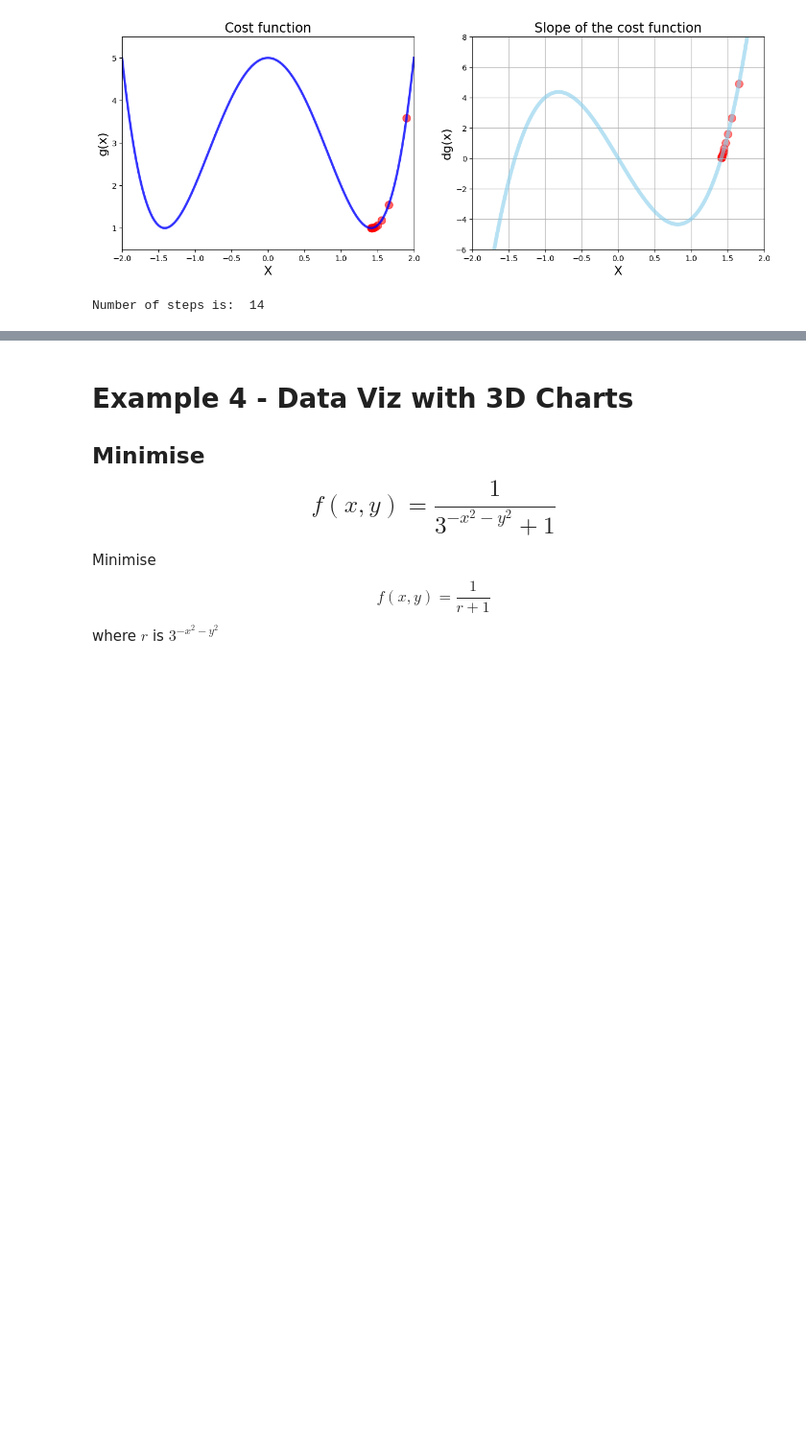
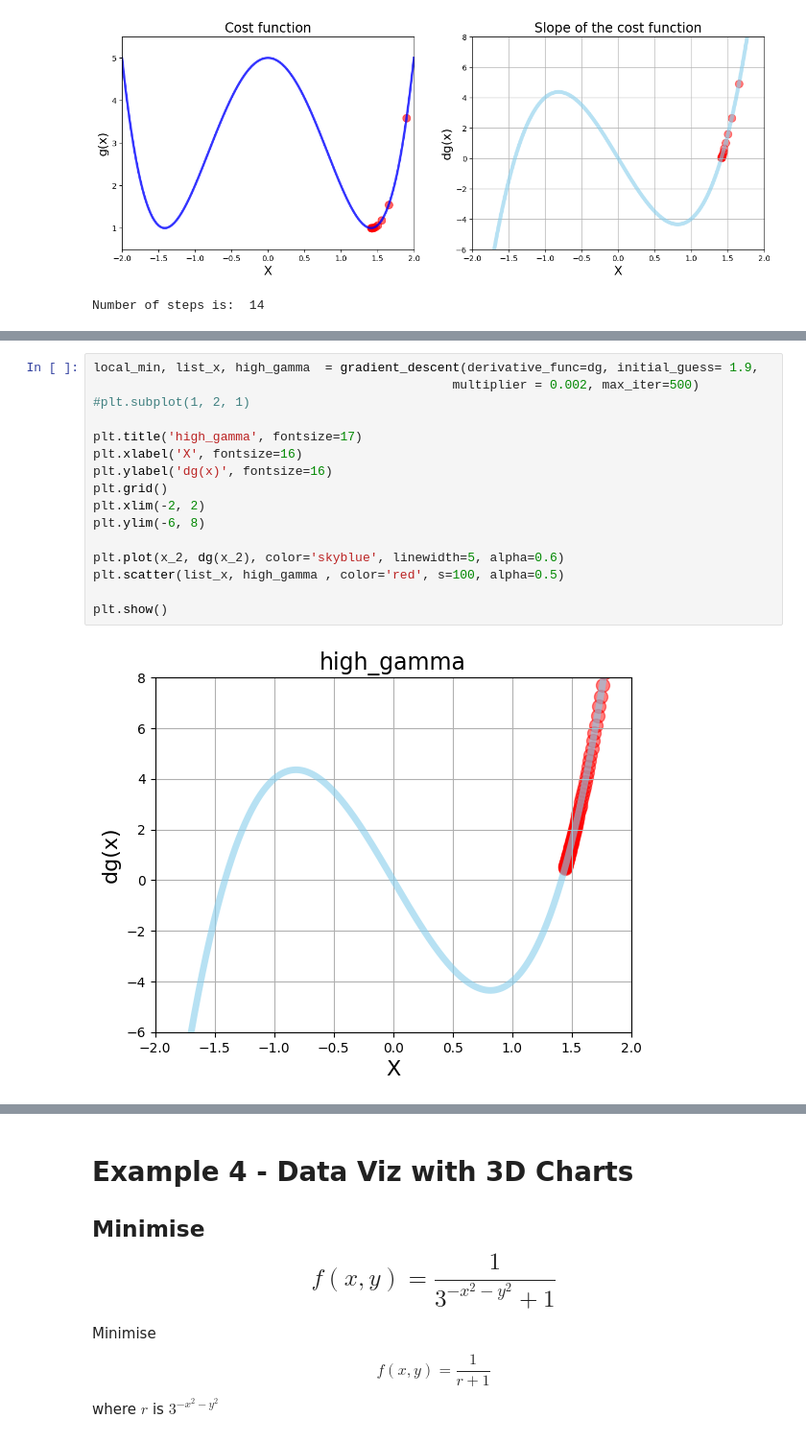
Before and after one commit to Tejasrichallagulla/fmml-lab-assignment, a Jupyter notebook: FMML_2022_Module_04_Project_2024.ipynb, the cells around one changed output, grey strips where cells are left out. Shown at 96% size. Drawn from its saved outputs; the diff is of its cells as text; blank space fills up the shorter version.

```diff
--- a/FMML_2022_Module_04_Project_2024.ipynb
+++ b/FMML_2022_Module_04_Project_2024.ipynb
@@ -450,0 +435,18 @@ for local_min, list_x, deriv_list in three_iter_result:
+# %%
+local_min, list_x, high_gamma  = gradient_descent(derivative_func=dg, initial_guess= 1.9,
+                                                multiplier = 0.002, max_iter=500)
+#plt.subplot(1, 2, 1)
+
+plt.title('high_gamma', fontsize=17)
+plt.xlabel('X', fontsize=16)
+plt.ylabel('dg(x)', fontsize=16)
+plt.grid()
+plt.xlim(-2, 2)
+plt.ylim(-6, 8)
+
+plt.plot(x_2, dg(x_2), color='skyblue', linewidth=5, alpha=0.6)
+plt.scatter(list_x, high_gamma , color='red', s=100, alpha=0.5)
+
+plt.show()
+# %% [output]
+[figure, added]
```
Also changed, not shown: parts of 21 cells of this notebook.
